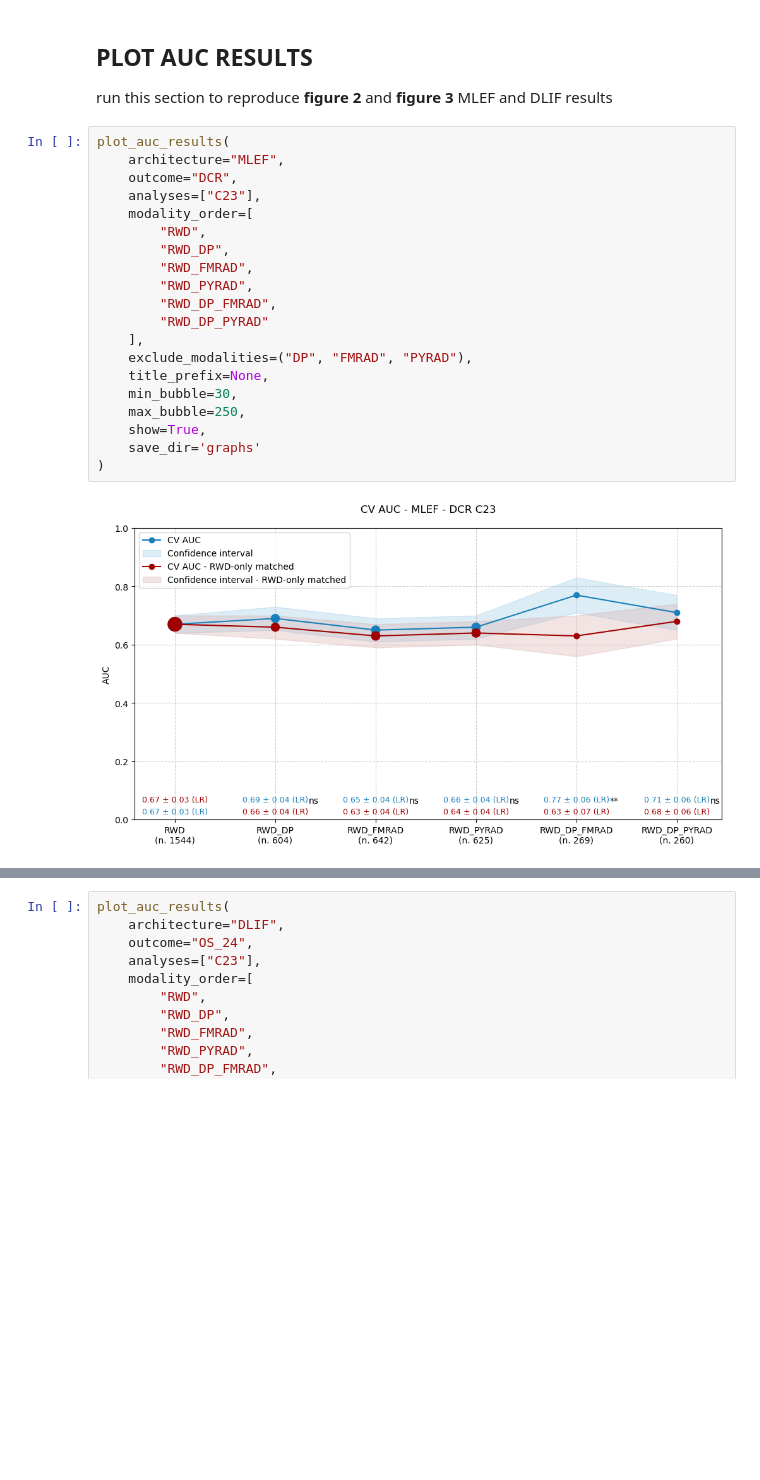
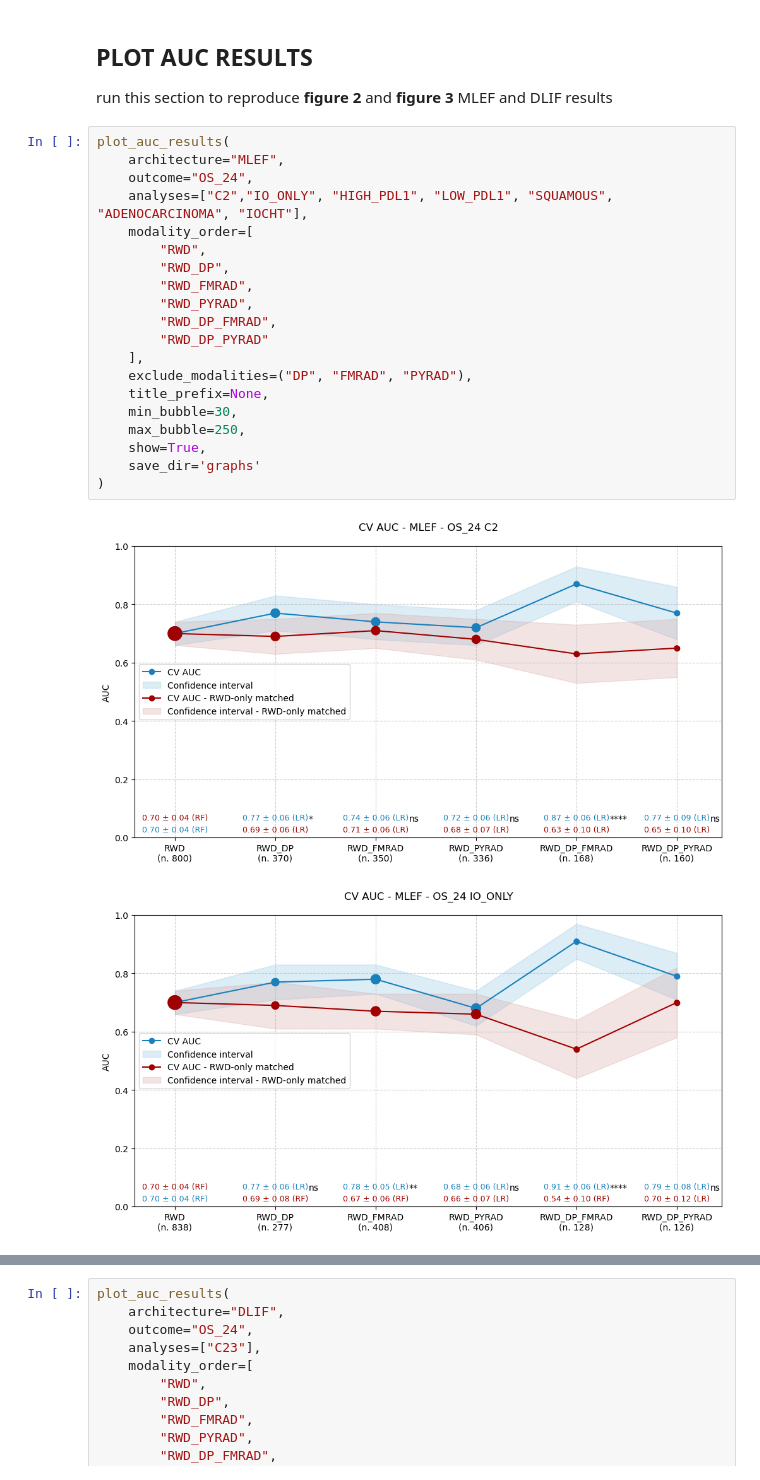
Before and after one commit to CostanzaSiniscalchi/I3LUNG_PDSS, a Jupyter notebook: graphs_classification.ipynb, the cells around one changed output, grey strips where cells are left out. Cells and saved outputs as stored; diff of their text form; blank space fills up the shorter version.

```diff
--- a/graphs_classification.ipynb
+++ b/graphs_classification.ipynb
@@ -46,22 +46,23 @@ run this section to reproduce **figure 2** and **figure 3** MLEF and DLIF result
 # %%
 plot_auc_results(
     architecture="MLEF",
-    outcome="DCR",
-    analyses=["C23"],
+    outcome="OS_24",
+    analyses=["C2","IO_ONLY", "HIGH_PDL1", "LOW_PDL1", "SQUAMOUS", "ADENOCARCINOMA", "IOCHT"],
     modality_order=[
         "RWD",
         "RWD_DP",
         "RWD_FMRAD",
         "RWD_PYRAD",
         "RWD_DP_FMRAD",
         "RWD_DP_PYRAD"
     ],
     exclude_modalities=("DP", "FMRAD", "PYRAD"),
     title_prefix=None,
     min_bubble=30,
     max_bubble=250,
     show=True,
     save_dir='graphs'
 )
 # %% [output]
-[figure, old version]
+[figure, new version]
+[figure, added]
```
Also changed, not shown: parts of 3 cells of this notebook, 1 other file.
